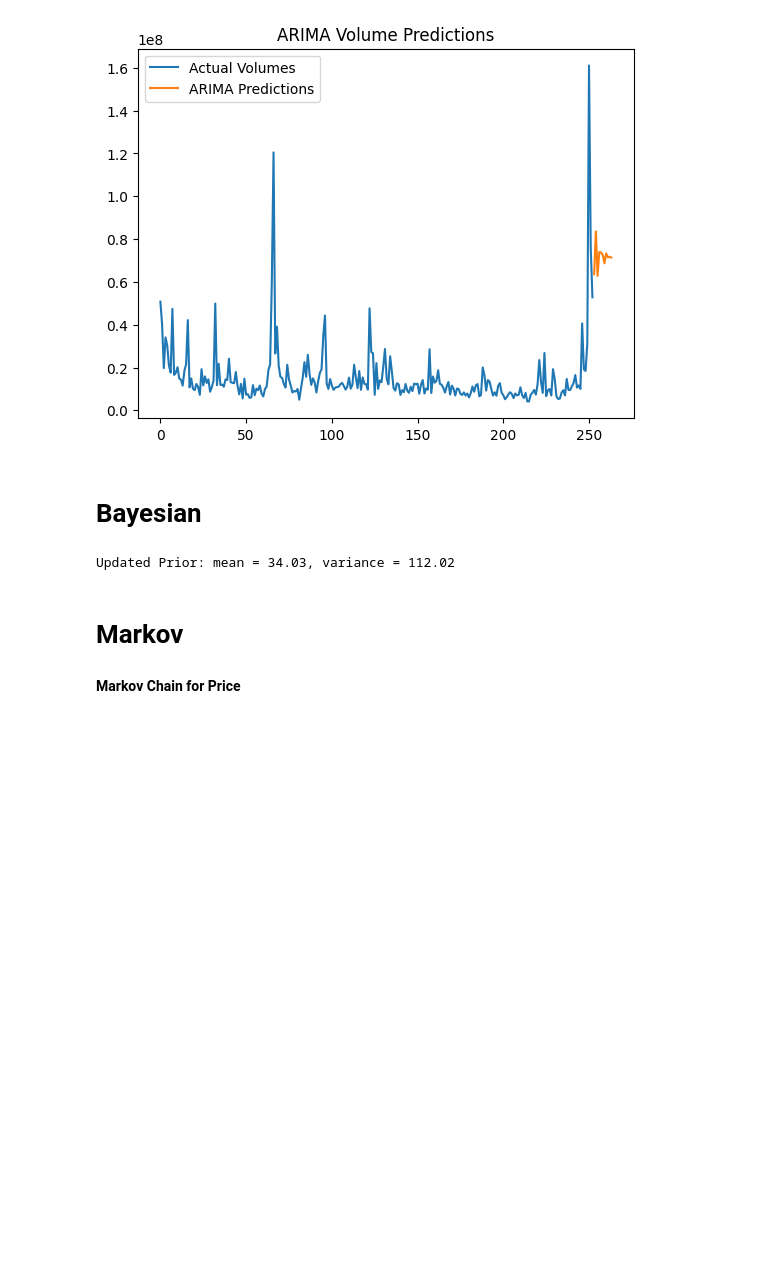
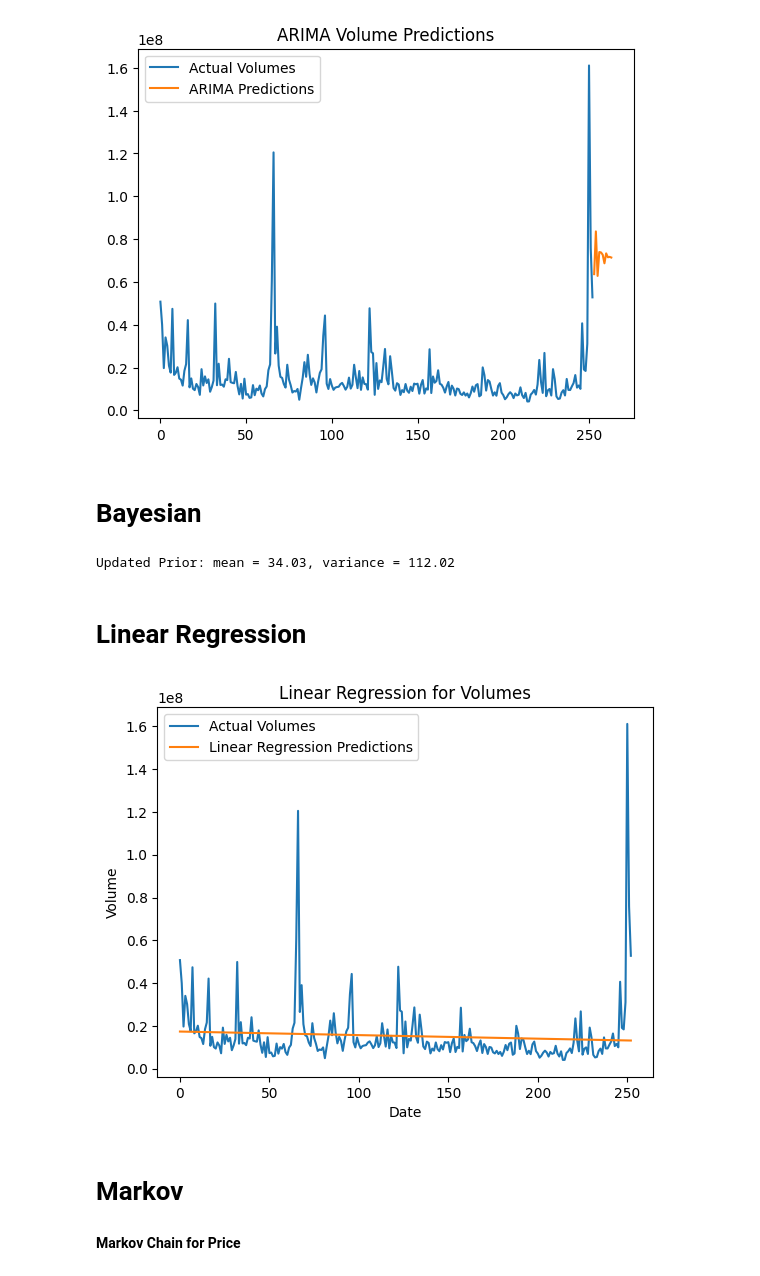
Before and after one commit to stefanciprian/rd, a Jupyter notebook: prices_and_volumes.ipynb, the cells around one changed output. Drawn from its saved outputs; the diff is of its cells as text; code cells hidden in the pictures; blank space fills up the shorter version.

```diff
--- a/prices_and_volumes.ipynb
+++ b/prices_and_volumes.ipynb
@@ -131,6 +133,35 @@ def bayesian_with_volumes_df(df, scale_factor=1):
 bayesian_with_volumes_df(df, scale_factor=1_000_000)
 # %% [output]
 Updated Prior: mean = 34.03, variance = 112.02
+# %% [markdown]
+# Linear Regression
+# %%
+import pandas as pd
+import numpy as np
+from sklearn.linear_model import LinearRegression
+import matplotlib.pyplot as plt
+
+# Assuming your DataFrame is named 'df' and the volume column is 'Volume'
+X = np.arange(len(df)).reshape(-1, 1)  # Create a feature matrix with time steps
+y = df['Volume']  # Target variable (volume)
+
+# Create and fit the linear regression model
+model = LinearRegression()
+model.fit(X, y)
+
+# Make predictions
+predictions = model.predict(X)
+
+# Plot the results
+plt.plot(df.index, y, label='Actual Volumes')  # Assuming 'df' has a datetime index
+plt.plot(df.index, predictions, label='Linear Regression Predictions')
+plt.legend()
+plt.title('Linear Regression for Volumes')
+plt.xlabel('Date')
+plt.ylabel('Volume')
+plt.show()
+# %% [output]
+[figure, added]
 # %% [markdown]
 # Markov
 # %% [markdown]
```
Also changed, not shown: parts of 3 cells of this notebook.
